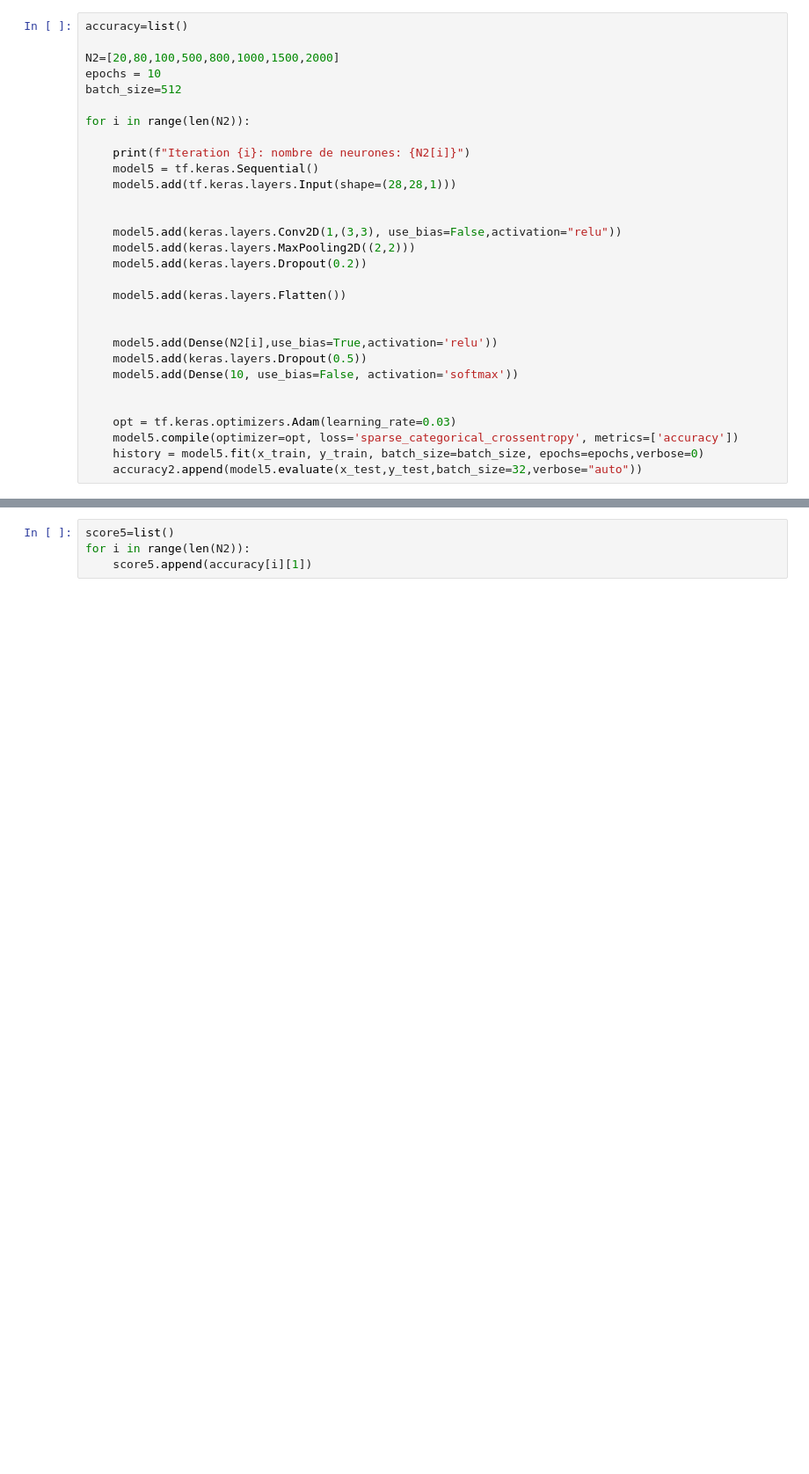
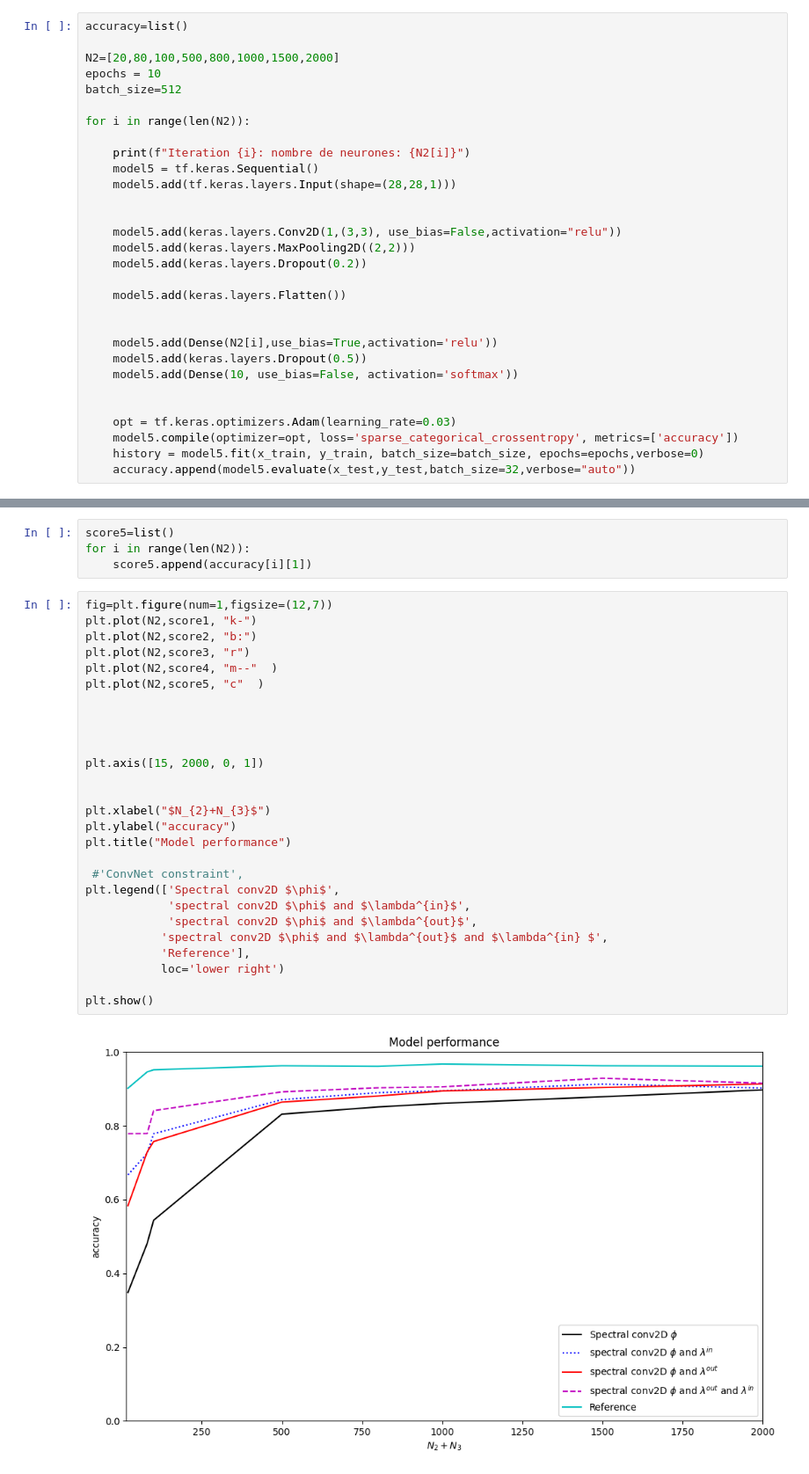
Before and after one commit to jarod-sys/ML-in-Spectral-Domain, a Jupyter notebook: Performance Domain Spectral 1.ipynb, the cells around one changed output, grey strips where cells are left out. Shown at 88% size. Drawn from its saved outputs; the diff is of its cells as text; blank space fills up the shorter version.

Commit message:
performance approche 1

```diff
--- a/Performance Domain Spectral 1.ipynb
+++ b/Performance Domain Spectral 1.ipynb
@@ -224,4 +292,4 @@ for i in range(len(N2)):
     opt = tf.keras.optimizers.Adam(learning_rate=0.03)
     model5.compile(optimizer=opt, loss='sparse_categorical_crossentropy', metrics=['accuracy'])
     history = model5.fit(x_train, y_train, batch_size=batch_size, epochs=epochs,verbose=0)
-    accuracy2.append(model5.evaluate(x_test,y_test,batch_size=32,verbose="auto"))
+    accuracy.append(model5.evaluate(x_test,y_test,batch_size=32,verbose="auto"))
@@ -229,3 +314,32 @@ for i in range(len(N2)):
 score5=list()
 for i in range(len(N2)):
     score5.append(accuracy[i][1])
+# %%
+fig=plt.figure(num=1,figsize=(12,7))
+plt.plot(N2,score1, "k-")
+plt.plot(N2,score2, "b:")
+plt.plot(N2,score3, "r")
+plt.plot(N2,score4, "m--"  )
+plt.plot(N2,score5, "c"  )
+
+
+
+
+plt.axis([15, 2000, 0, 1])
+
+
+plt.xlabel("$N_{2}+N_{3}$")
+plt.ylabel("accuracy")
+plt.title("Model performance")
+
+ #'ConvNet constraint',
+plt.legend(['Spectral conv2D $\phi$',
+            'spectral conv2D $\phi$ and $\lambda^{in}$',
+            'spectral conv2D $\phi$ and $\lambda^{out}$',
+           'spectral conv2D $\phi$ and $\lambda^{out}$ and $\lambda^{in} $',
+           'Reference'],
+           loc='lower right')
+
+plt.show()
+# %% [output]
+[figure, added]
```
Also changed, not shown: parts of 5 cells of this notebook, 2 other files.
